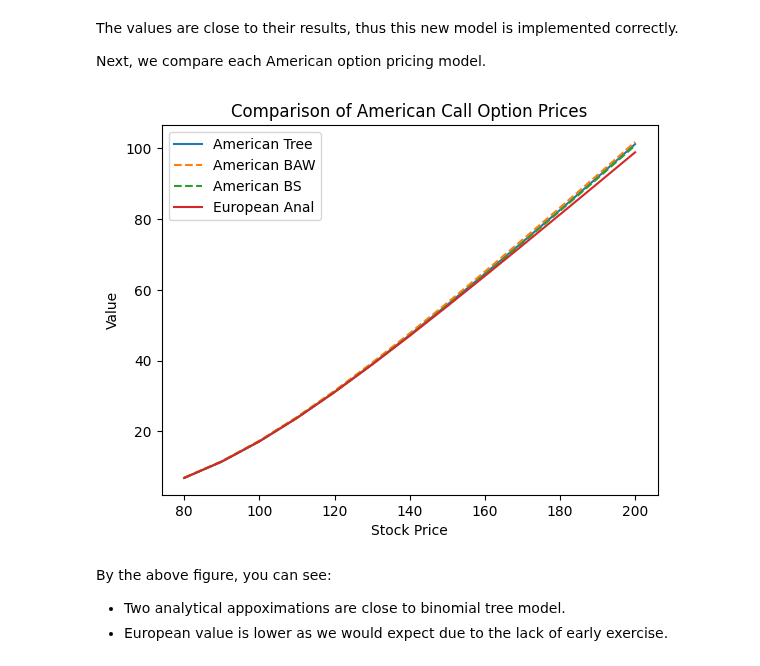
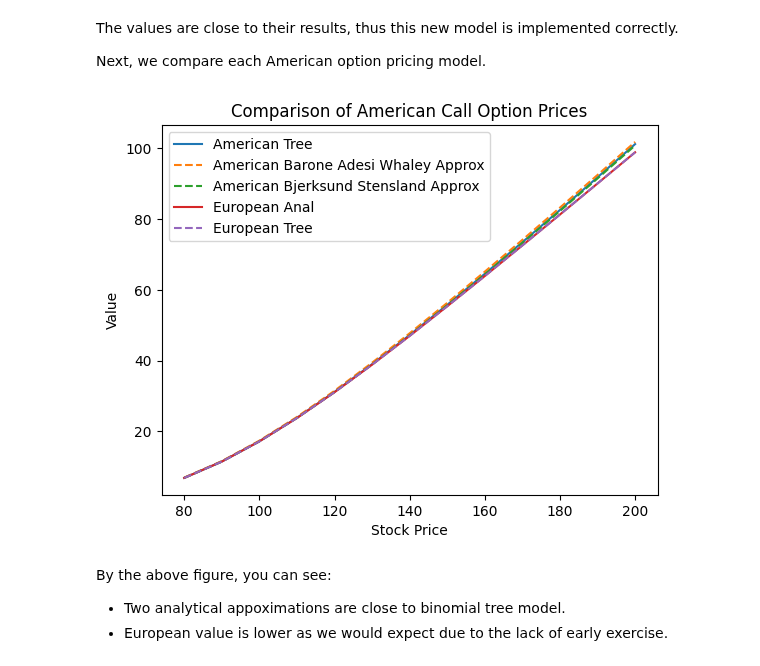
Before and after one commit to domokane/FinancePy, a Jupyter notebook: notebooks/products/equity/EQUITY_AMERICANOPTION_BJERKSUND_STENSLAND_APPROX.ipynb, the cells around one changed output. Drawn from its saved outputs; the diff is of its cells as text; code cells hidden in the pictures.

```diff
--- a/notebooks/products/equity/EQUITY_AMERICANOPTION_BJERKSUND_STENSLAND_APPROX.ipynb
+++ b/notebooks/products/equity/EQUITY_AMERICANOPTION_BJERKSUND_STENSLAND_APPROX.ipynb
@@ -93,12 +99,14 @@ amTreeValue  = []
 amBAWValue = []
 amBJSValue = []
 euBSValue = []
+euTreeValue = []
 stock_price_lists = np.linspace(80, 200, 13)
 for stock_price in stock_price_lists:
     amTreeValue.append(amCallOption.value(valuation_date, stock_price, discount_curve, dividend_curve, modelTree))
     amBAWValue.append(amCallOption.value(valuation_date, stock_price, discount_curve, dividend_curve, modelBAApprox))
     amBJSValue.append(amCallOption.value(valuation_date, stock_price, discount_curve, dividend_curve, modelBSApprox))
     euBSValue.append(euCallOption.value(valuation_date, stock_price, discount_curve, dividend_curve, modelAnal))
+    euTreeValue.append(euCallOption.value(valuation_date, stock_price, discount_curve, dividend_curve, modelTree))
 # %% [markdown]
 First, we validate Bjerksund Stensland approximation model by data available from thier paper - see Table 4 in https://www.sciencedirect.com/science/article/abs/pii/095652219390009H
 # %%
@@ -118,14 +126,15 @@ Next,  we compare each American option pricing model.
 # %%
 plt.title("Comparison of American Call Option Prices")
 plt.plot(stock_price_lists, amTreeValue, label="American Tree")
-plt.plot(stock_price_lists, amBAWValue, label="American BAW", linestyle="dashed")
-plt.plot(stock_price_lists, amBJSValue, label="American BS", linestyle="dashed")
+plt.plot(stock_price_lists, amBAWValue, label="American Barone Adesi Whaley Approx", linestyle="dashed")
+plt.plot(stock_price_lists, amBJSValue, label="American Bjerksund Stensland Approx", linestyle="dashed")
 plt.plot(stock_price_lists, euBSValue, label="European Anal")
+plt.plot(stock_price_lists, euTreeValue, label="European Tree", linestyle="dashed")
 plt.xlabel("Stock Price")
 plt.ylabel("Value")
 plt.legend();
 # %% [output]
-[figure, old version]
+[figure, new version]
 # %% [markdown]
 By the above figure, you can see:
 - Two analytical appoximations are close to binomial tree model.
```
Also changed, not shown: parts of 4 cells of this notebook, 1 other file.
